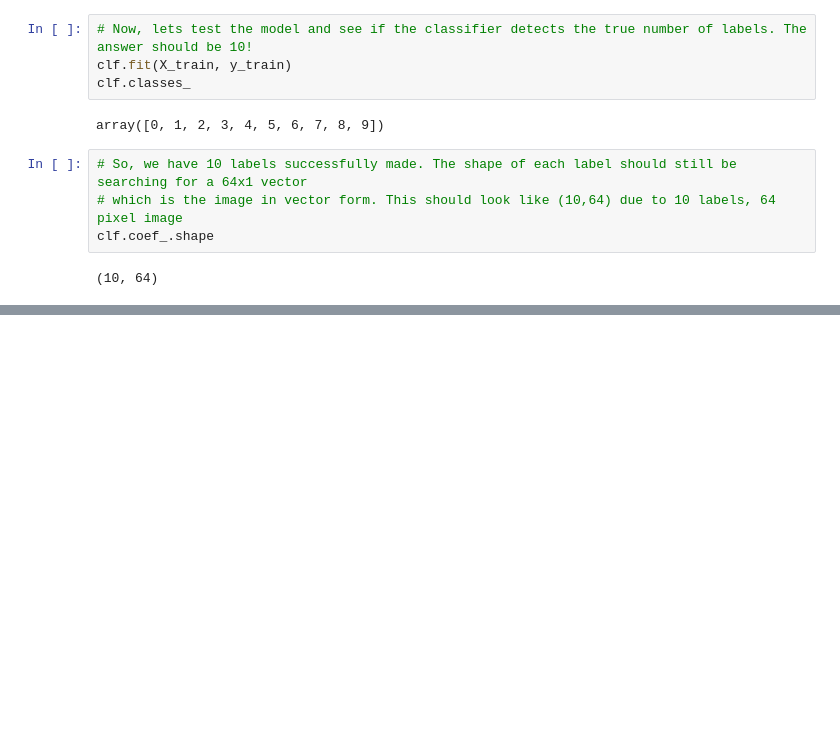
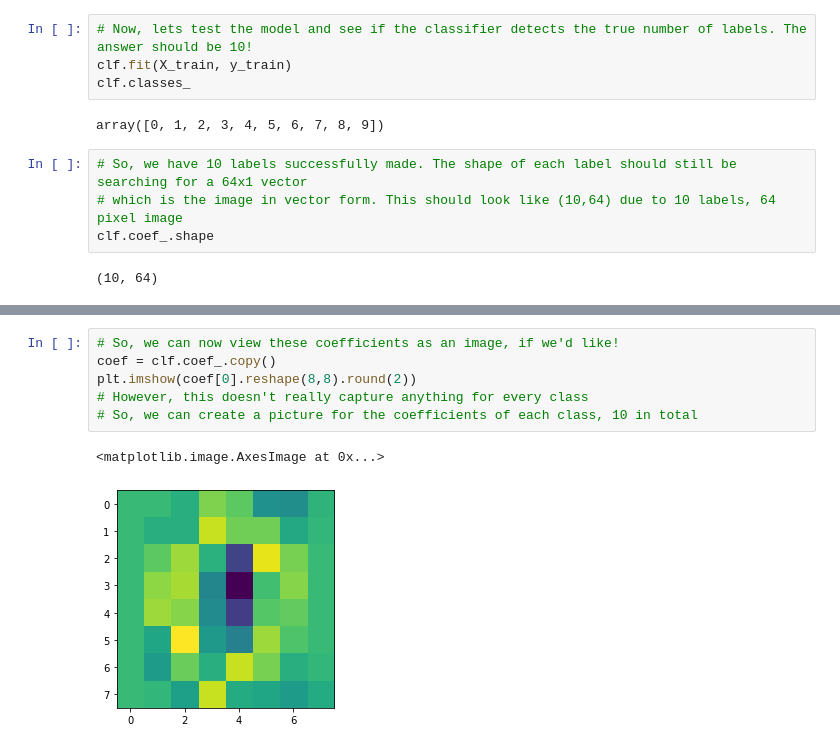
Before and after one commit to JacobAguirre9/HighDimensionalData, a Jupyter notebook: logistic regression MNIST data.ipynb, the cells around one changed output, grey strips where cells are left out. Saved outputs shown, nothing was run; the diff lists cells and outputs as text; blank space fills up the shorter version.

```diff
--- a/logistic regression MNIST data.ipynb
+++ b/logistic regression MNIST data.ipynb
@@ -105,0 +106,9 @@ clf.n_iter_[0]
+# %%
+# So, we can now view these coefficients as an image, if we'd like!
+coef = clf.coef_.copy()
+plt.imshow(coef[0].reshape(8,8).round(2))
+# However, this doesn't really capture anything for every class
+# So, we can create a picture for the coefficients of each class, 10 in total
+# %% [output]
+<matplotlib.image.AxesImage at 0x...>
+[figure, added]
```
Also changed, not shown: parts of 12 cells of this notebook.
